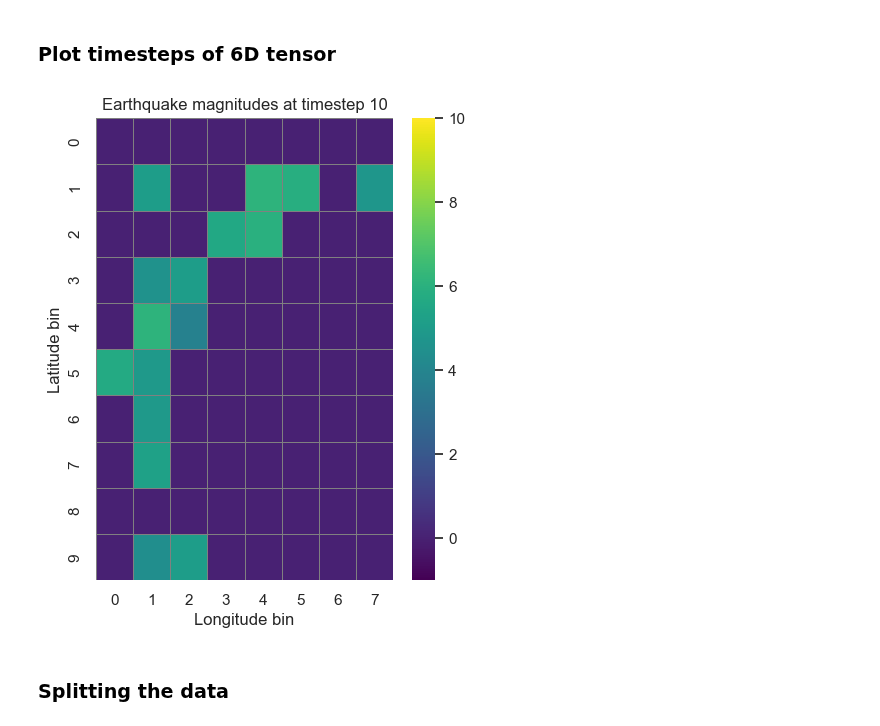
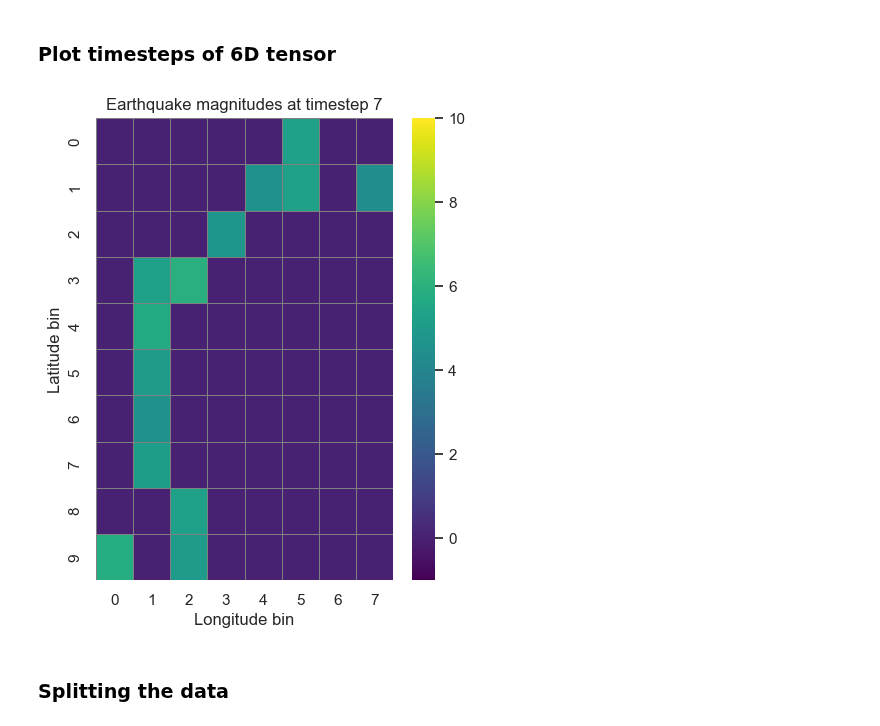
Before and after one commit to TheTrueSquirrel/thesis_spring_2023, a Jupyter notebook: sketch4.ipynb, the cells around one changed output. Drawn from its saved outputs; the diff is of its cells as text; code cells hidden in the pictures.

```diff
--- a/sketch4.ipynb
+++ b/sketch4.ipynb
@@ -1118,30 +1118,30 @@ print(tensor6D_convLSTM3D.shape)
 # %%
 import seaborn as sns
 import matplotlib.pyplot as plt
 
 # Choose a timestep to plot (e.g. the first timestep)
-timestep = 10
+timestep = 7
 depth = 0
 channel = 0
 
 # Extract the data for the chosen timestep from the tensor
 # tensor_convLSTM = tf.cast(tf.reduce_max(tensor_convLSTM, axis=2, keepdims=True) > 0, dtype=tf.int32)
 
 data = tensor6D_convLSTM3D[0, timestep, channel, :, :, depth]
 
 # Create a heatmap plot of the data using Seaborn
 sns.set(rc={'figure.figsize':(4.8,6)})
 sns.heatmap(data, cmap='viridis', vmin=-1, vmax=10, linewidths=0.5, linecolor='grey', annot=False)
 
 # Set the plot title and axis labels
 plt.title(f'Earthquake magnitudes at timestep {timestep}')
 plt.xlabel('Longitude bin')
 plt.ylabel('Latitude bin')
 
 # Show the plot
 plt.show()
 # %% [output]
-[figure, old version]
+[figure, new version]
 # %% [markdown]
 ### Splitting the data
 # %%
```
Also changed, not shown: parts of 7 cells of this notebook.
